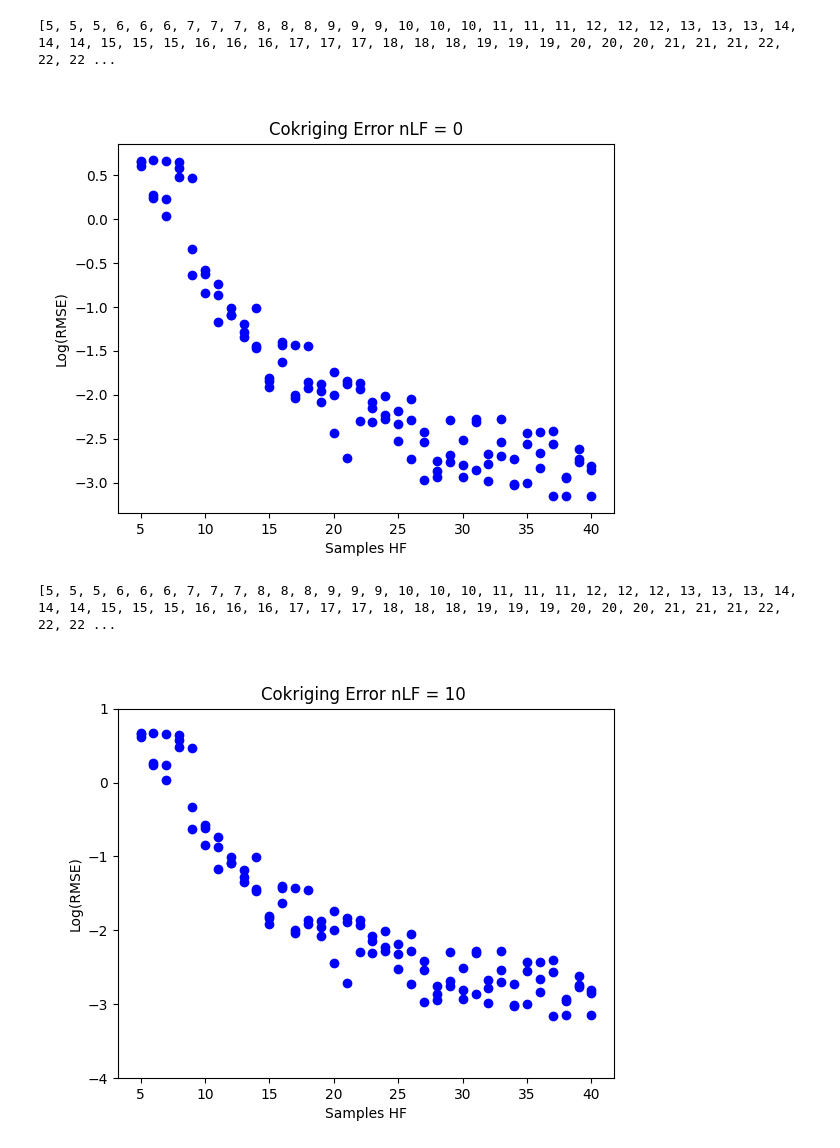
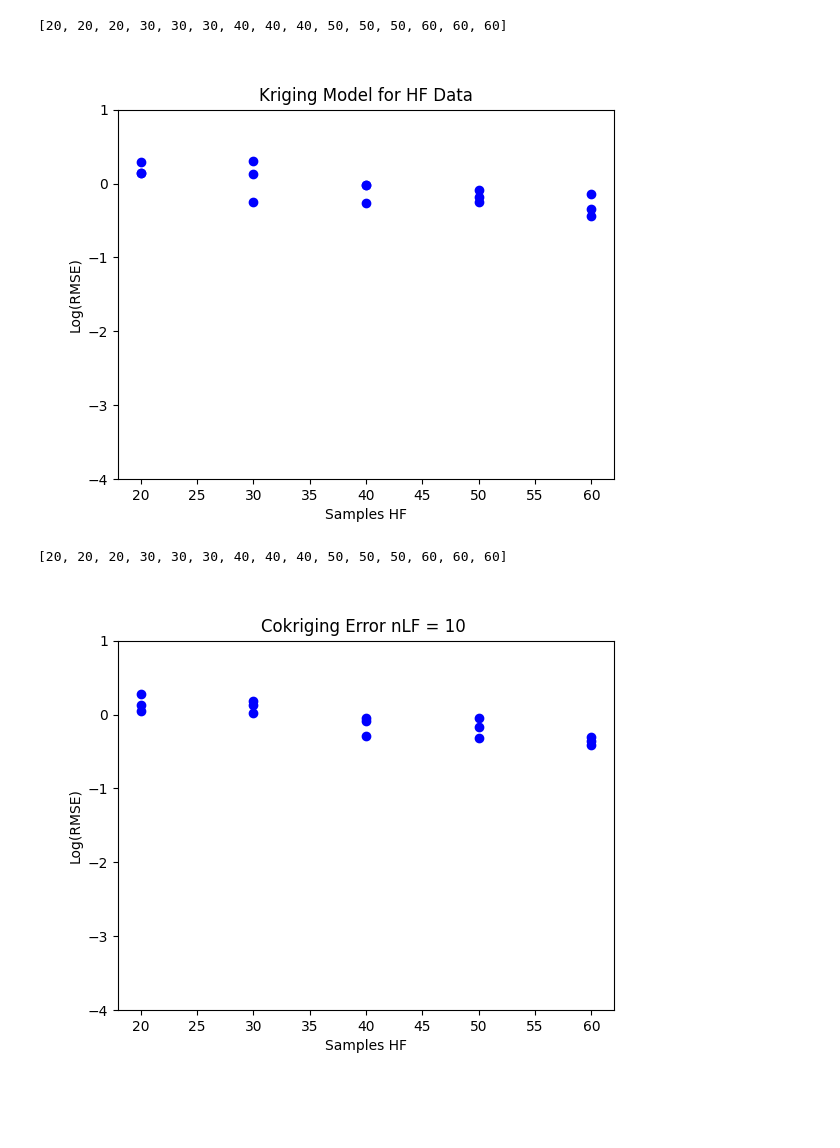
Before and after one commit to tzangleUMaine/SurrogateModeling, a Jupyter notebook: examples/data_viewer.ipynb, the cells around one changed output. Drawn from its saved outputs; the diff is of its cells as text; code cells hidden in the pictures; blank space fills up the shorter version.

```diff
--- a/examples/data_viewer.ipynb
+++ b/examples/data_viewer.ipynb
@@ -101,5 +101,5 @@ def plot_cokriging_data_slice(
     )
     return ax
 # %%
-loaded_lf,loaded_hf,loaded_error,loaded_train_time,loaded_evaluation_time = load_csv_results_data('CokrigingResults.csv')
+loaded_lf,loaded_hf,loaded_error,loaded_train_time,loaded_evaluation_time = load_csv_results_data('CokrigingResults_1D.csv')
 # %% [output]
@@ -130,13 +157,14 @@ plt.show()
 # %%
-ax = plot_cokriging_data_slice(points_lf=loaded_lf, points_hf=loaded_hf, output=loaded_error, fix_lf=True,fix_value=0, label="Log(RMSE)",name="Cokriging Error nLF = 0",log_output=True, color="blue")
+ax = plot_cokriging_data_slice(points_lf=loaded_lf, points_hf=loaded_hf, output=loaded_error, fix_lf=True,fix_value=0, label="Log(RMSE)",name="Kriging Model for HF Data",log_output=True, color="blue")
+ax.set_ybound(-4.0,1.0)
 plt.show(ax)
 # %% [output]
-[5, 5, 5, 6, 6, 6, 7, 7, 7, 8, 8, 8, 9, 9, 9, 10, 10, 10, 11, 11, 11, 12, 12, 12, 13, 13, 13, 14, 14, 14, 15, 15, 15, 16, 16, 16, 17, 17, 17, 18, 18, 18, 19, 19, 19, 20, 20, 20, 21, 21, 21, 22, 22, 22 ...
+[20, 20, 20, 30, 30, 30, 40, 40, 40, 50, 50, 50, 60, 60, 60]
-[figure, old version]
+[figure, new version]
 # %%
-ax = plot_cokriging_data_slice(points_lf=loaded_lf, points_hf=loaded_hf, output=loaded_error, fix_lf=True,fix_value=0, label="Log(RMSE)",name="Cokriging Error nLF = 10 ",log_output=True, color="blue")
+ax = plot_cokriging_data_slice(points_lf=loaded_lf, points_hf=loaded_hf, output=loaded_error, fix_lf=True,fix_value=10, label="Log(RMSE)",name="Cokriging Error nLF = 10 ",log_output=True, color="blue")
 ax.set_ybound(-4.0,1.0)
 plt.show(ax)
 # %% [output]
-[5, 5, 5, 6, 6, 6, 7, 7, 7, 8, 8, 8, 9, 9, 9, 10, 10, 10, 11, 11, 11, 12, 12, 12, 13, 13, 13, 14, 14, 14, 15, 15, 15, 16, 16, 16, 17, 17, 17, 18, 18, 18, 19, 19, 19, 20, 20, 20, 21, 21, 21, 22, 22, 22 ...
+[20, 20, 20, 30, 30, 30, 40, 40, 40, 50, 50, 50, 60, 60, 60]
-[figure, old version]
+[figure, new version]
```
Also changed, not shown: parts of 11 cells of this notebook, 9 other files.
